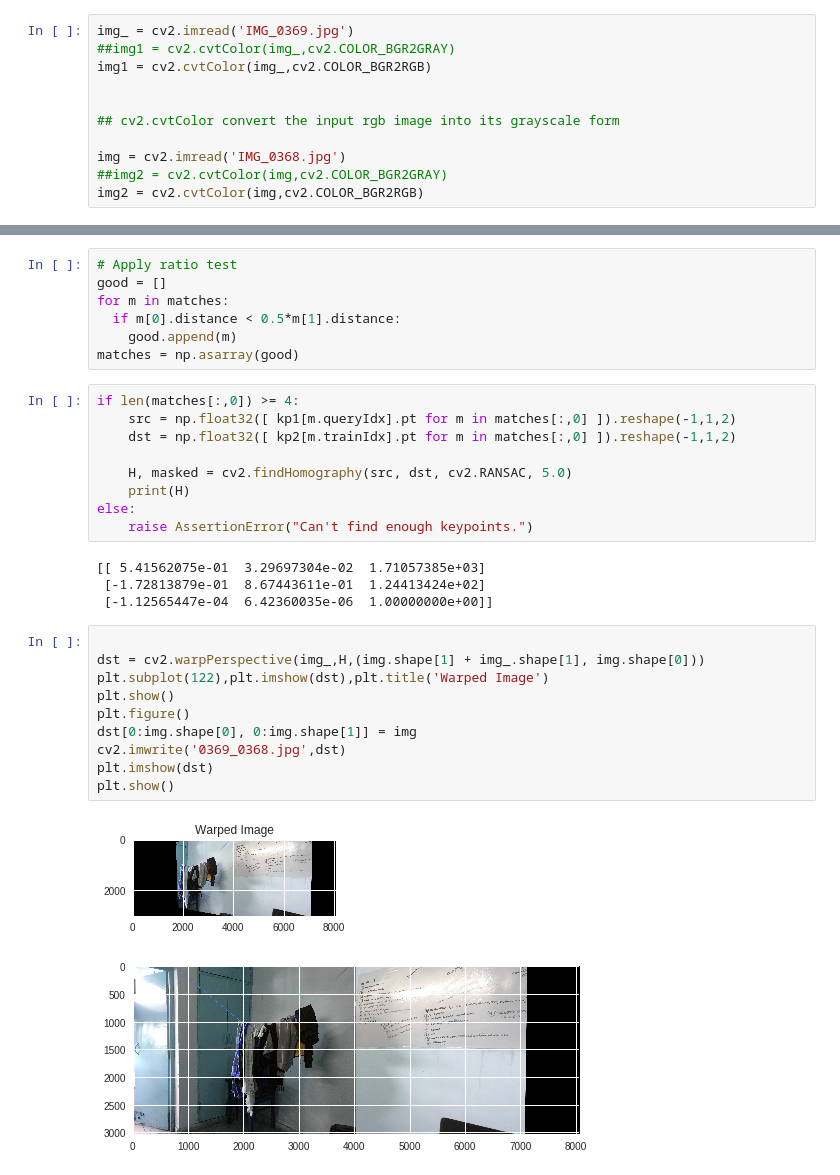
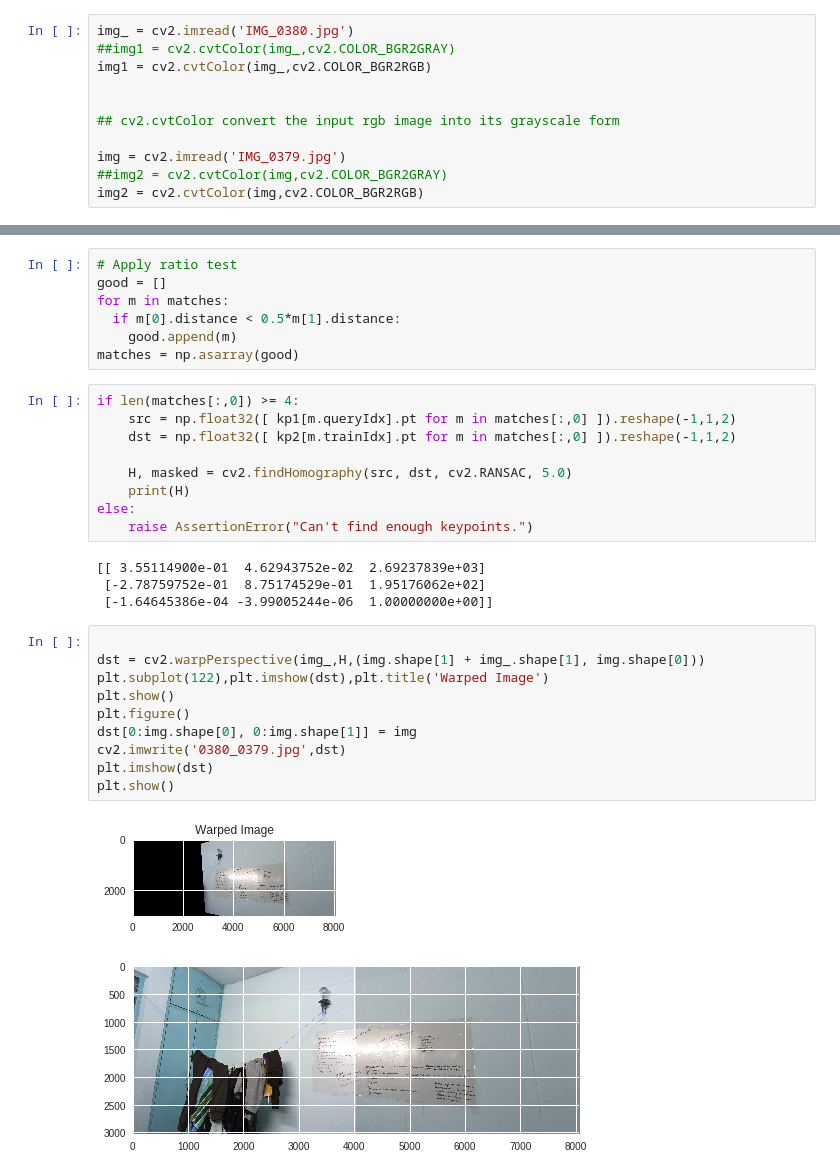
Before and after one commit to psshri/aryabhatta_robotics, a Jupyter notebook: task_1ipynb.ipynb, the cells around one changed output, grey strips where cells are left out. Drawn from its saved outputs; the diff is of its cells as text.

```diff
--- a/task_1ipynb.ipynb
+++ b/task_1ipynb.ipynb
@@ -76,13 +18,13 @@ import numpy as np
 import matplotlib.pyplot as plt
 from random import randrange
 # %%
-img_ = cv2.imread('IMG_0369.jpg')
+img_ = cv2.imread('IMG_0380.jpg')
 ##img1 = cv2.cvtColor(img_,cv2.COLOR_BGR2GRAY)
 img1 = cv2.cvtColor(img_,cv2.COLOR_BGR2RGB)
 
 
 ## cv2.cvtColor convert the input rgb image into its grayscale form
 
-img = cv2.imread('IMG_0368.jpg')
+img = cv2.imread('IMG_0379.jpg')
 ##img2 = cv2.cvtColor(img,cv2.COLOR_BGR2GRAY)
 img2 = cv2.cvtColor(img,cv2.COLOR_BGR2RGB)
@@ -115,19 +67,19 @@ if len(matches[:,0]) >= 4:
 else:
     raise AssertionError("Can't find enough keypoints.")
 # %% [output]
-[[ 5.41562075e-01  3.29697304e-02  1.71057385e+03]
- [-1.72813879e-01  8.67443611e-01  1.24413424e+02]
- [-1.12565447e-04  6.42360035e-06  1.00000000e+00]]
+[[ 3.55114900e-01  4.62943752e-02  2.69237839e+03]
+ [-2.78759752e-01  8.75174529e-01  1.95176062e+02]
+ [-1.64645386e-04 -3.99005244e-06  1.00000000e+00]]
 # %%
 
 dst = cv2.warpPerspective(img_,H,(img.shape[1] + img_.shape[1], img.shape[0]))
 plt.subplot(122),plt.imshow(dst),plt.title('Warped Image')
 plt.show()
 plt.figure()
 dst[0:img.shape[0], 0:img.shape[1]] = img
-cv2.imwrite('0369_0368.jpg',dst)
+cv2.imwrite('0380_0379.jpg',dst)
 plt.imshow(dst)
 plt.show()
 # %% [output]
-[figure, old version]
+[figure, new version]
-[figure, old version]
+[figure, new version]
```
Also changed, not shown: parts of 19 cells of this notebook.
